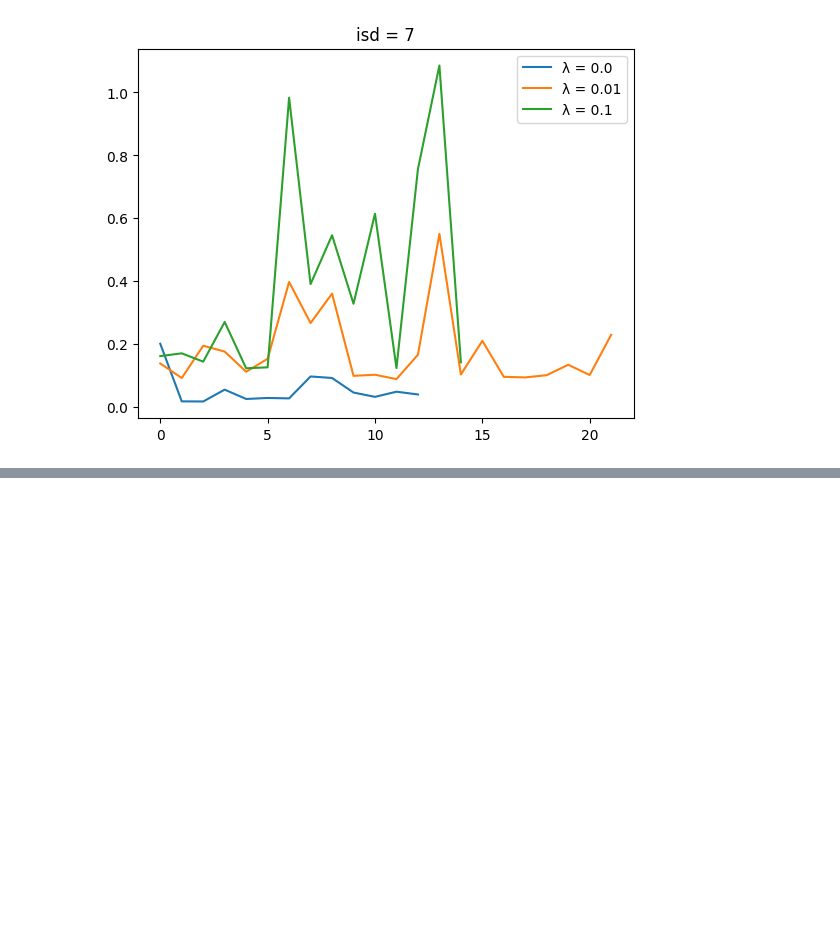
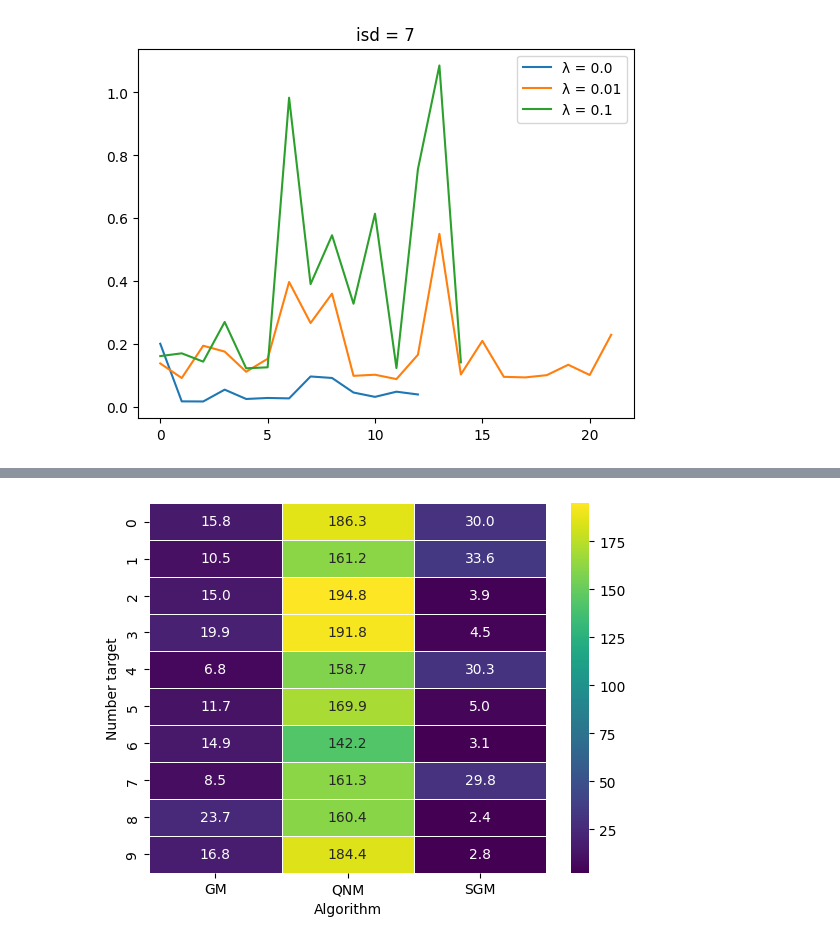
Before and after one commit to carlosarboness/NN-Mathematical-Optimization, a Jupyter notebook: graphics.ipynb, the cells around one changed output, grey strips where cells are left out. Saved outputs shown, nothing was run; the diff lists cells and outputs as text; code cells hidden in the pictures; blank space fills up the shorter version.

```diff
--- a/graphics.ipynb
+++ b/graphics.ipynb
@@ -379,0 +380,15 @@ isd = 7
+# %%
+# heatmap of the execution times of all the algorithms
+def show_heatmap(df, par, fmt):
+    df = df.pivot_table(columns='isd', index='num_target', values=par)
+    df.columns = df.columns.map(isd_names)
+    sns.heatmap(df, annot=True, fmt=fmt, linewidths=.5, cmap='viridis', norm=norm)
+
+par = 'tex'
+show_heatmap(df, par, fmt=".1f")
+plt.xlabel('Algorithm')
+plt.ylabel('Number target')
+plt.savefig('figures/heatmap_tex.png', dpi=300, bbox_inches='tight')
+plt.show()
+# %% [output]
+[figure, added]
```
Also changed, not shown: parts of 10 cells of this notebook, 14 other files.
